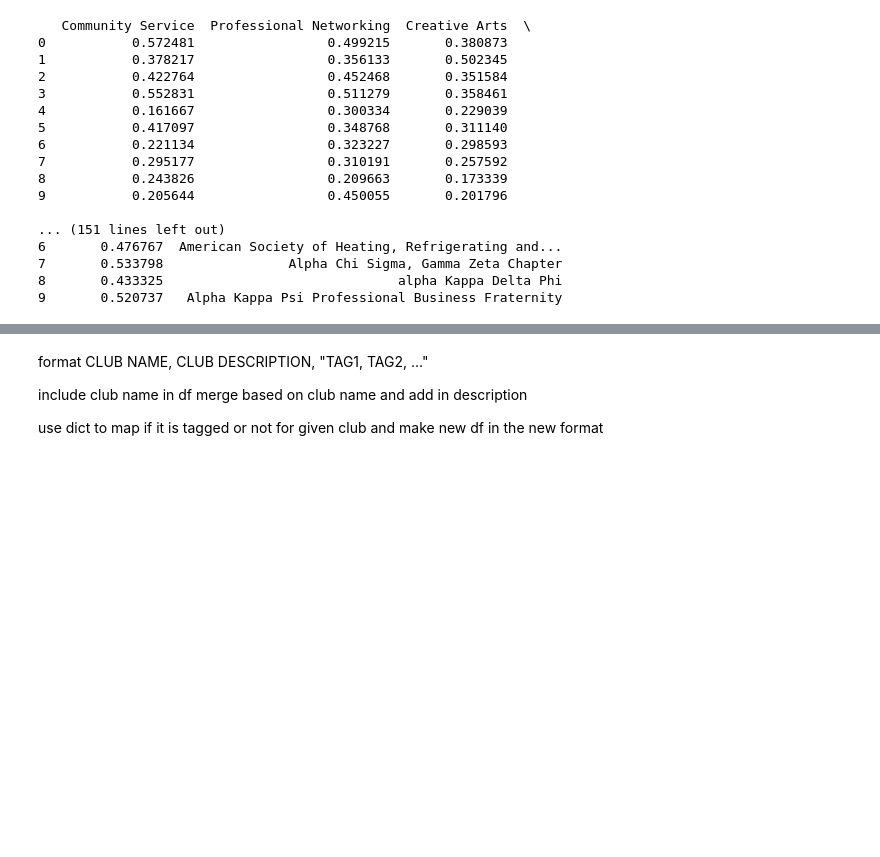
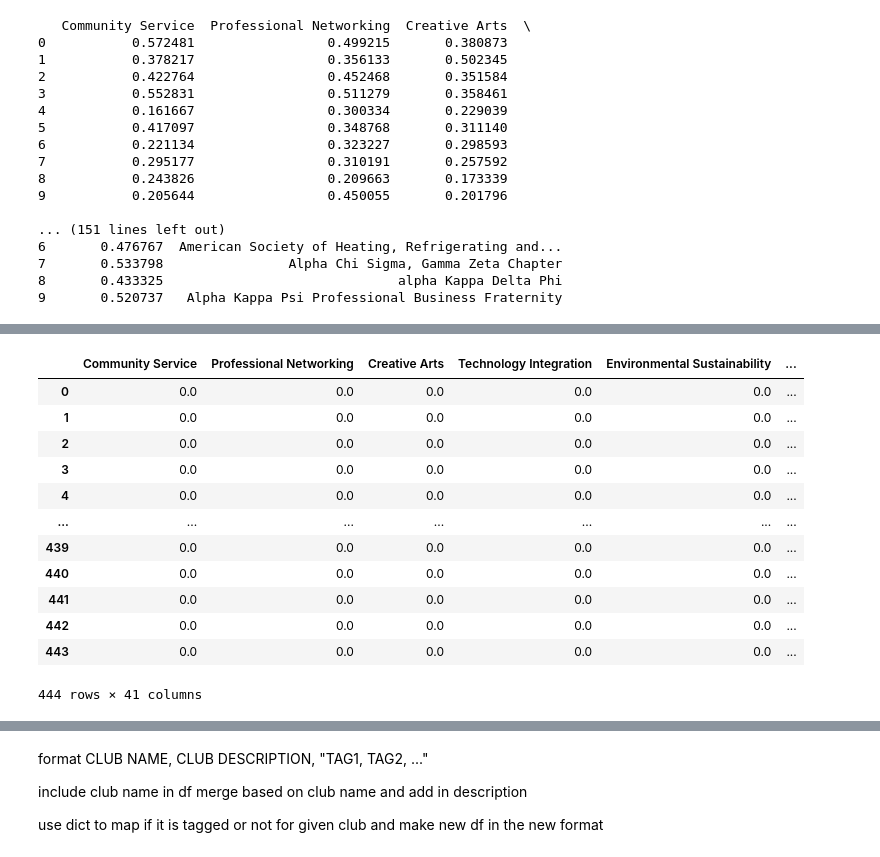
Before and after one commit to CPClubMatch/SocialConnection, a Jupyter notebook: quizlinking.ipynb, the cells around one changed output, grey strips where cells are left out. Drawn from its saved outputs; the diff is of its cells as text; code cells hidden in the pictures; blank space fills up the shorter version.

```diff
--- a/quizlinking.ipynb
+++ b/quizlinking.ipynb
@@ -57,18 +121,32 @@ final_df
 # %%
 
-pd.set_option('display.max_columns', None)
-top3 = []
-club_names = new_df["Club Name"]
-for index, row in new_df.iloc[:, :-1].iterrows():
-    top3.append(row.nlargest(3).index.tolist())
+# pd.set_option('display.max_columns', None)
+# top3 = []
+# club_names = new_df["Club Name"]
+# for index, row in new_df.iloc[:, :-1].iterrows():
+#     top3.append(row.nlargest(3).index.tolist())
 
-df = new_df.iloc[:, :-1].mask(new_df.iloc[:, :-1] < threshold, 0)
-final_df2 = df.mask(df >= threshold, 1)
+# df = new_df.iloc[:, :-1].mask(new_df.iloc[:, :-1] < threshold, 0)
+# final_df2 = df.mask(df >= threshold, 1)
 
-for i in range(len(final_df2)):
-    for col in top3[i]:
-        if col in final_df2.columns:
-            final_df.loc[i, col] = 1
-final_df2["Club Name"] = club_names
-final_df2
+# for i in range(len(final_df2)):
+#     for col in top3[i]:
+#         if col in final_df2.columns:
+#             final_df2.loc[i, col] += 1
+# final_df2["Club Name"] = club_names
+# final_df2
+# %% [output]
+|  | Community Service | Professional Networking | Creative Arts | Technology Integration | Environmental Sustainability | ... |
+| 0 | 0.0 | 0.0 | 0.0 | 0.0 | 0.0 | ... |
+| 1 | 0.0 | 0.0 | 0.0 | 0.0 | 0.0 | ... |
+| 2 | 0.0 | 0.0 | 0.0 | 0.0 | 0.0 | ... |
+| 3 | 0.0 | 0.0 | 0.0 | 0.0 | 0.0 | ... |
+| 4 | 0.0 | 0.0 | 0.0 | 0.0 | 0.0 | ... |
+| ... | ... | ... | ... | ... | ... | ... |
+| 439 | 0.0 | 0.0 | 0.0 | 0.0 | 0.0 | ... |
+| 440 | 0.0 | 0.0 | 0.0 | 0.0 | 0.0 | ... |
+| 441 | 0.0 | 0.0 | 0.0 | 0.0 | 0.0 | ... |
+| 442 | 0.0 | 0.0 | 0.0 | 0.0 | 0.0 | ... |
+| 443 | 0.0 | 0.0 | 0.0 | 0.0 | 0.0 | ... |
+444 rows × 41 columns
 # %%
```
Also changed, not shown: parts of 8 cells of this notebook.
